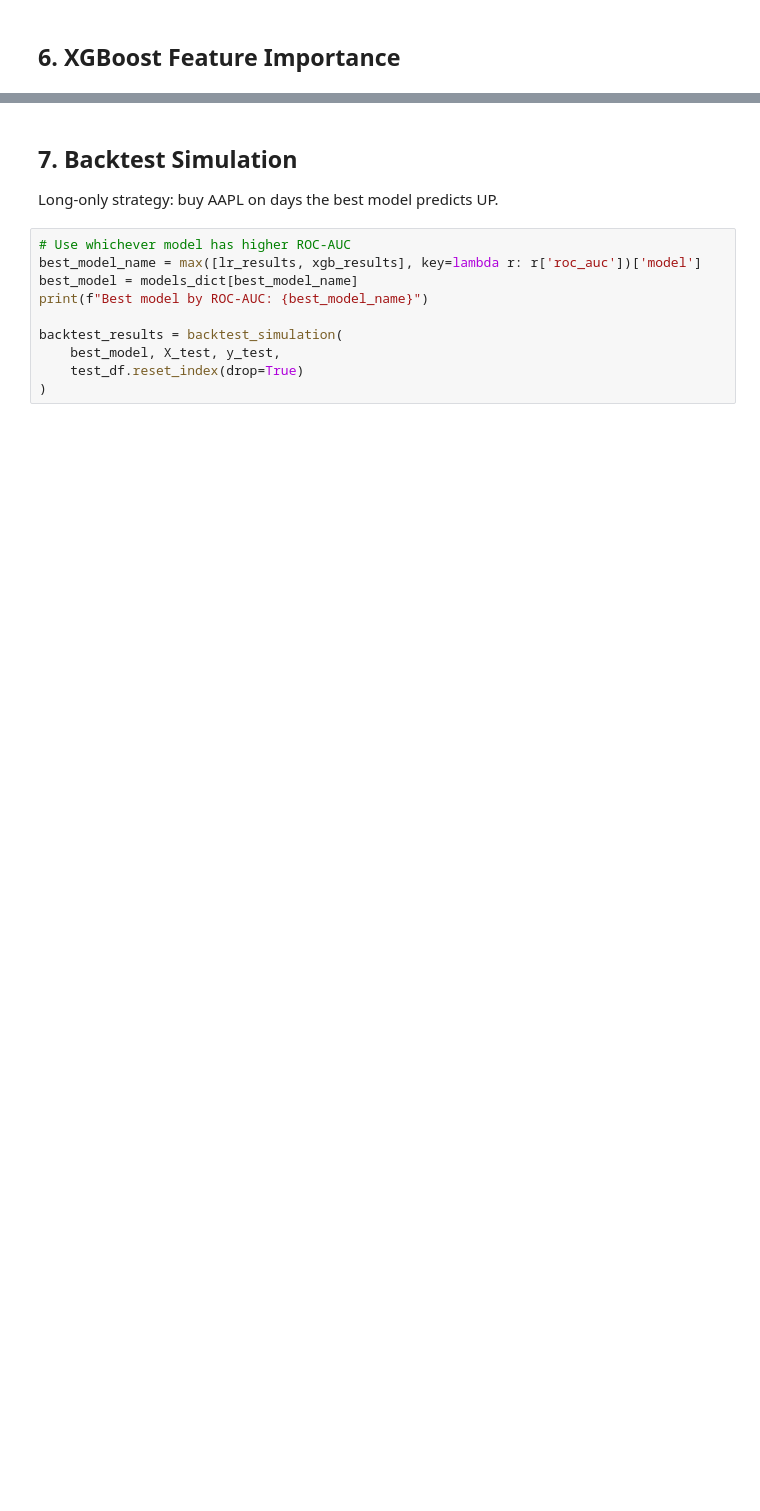
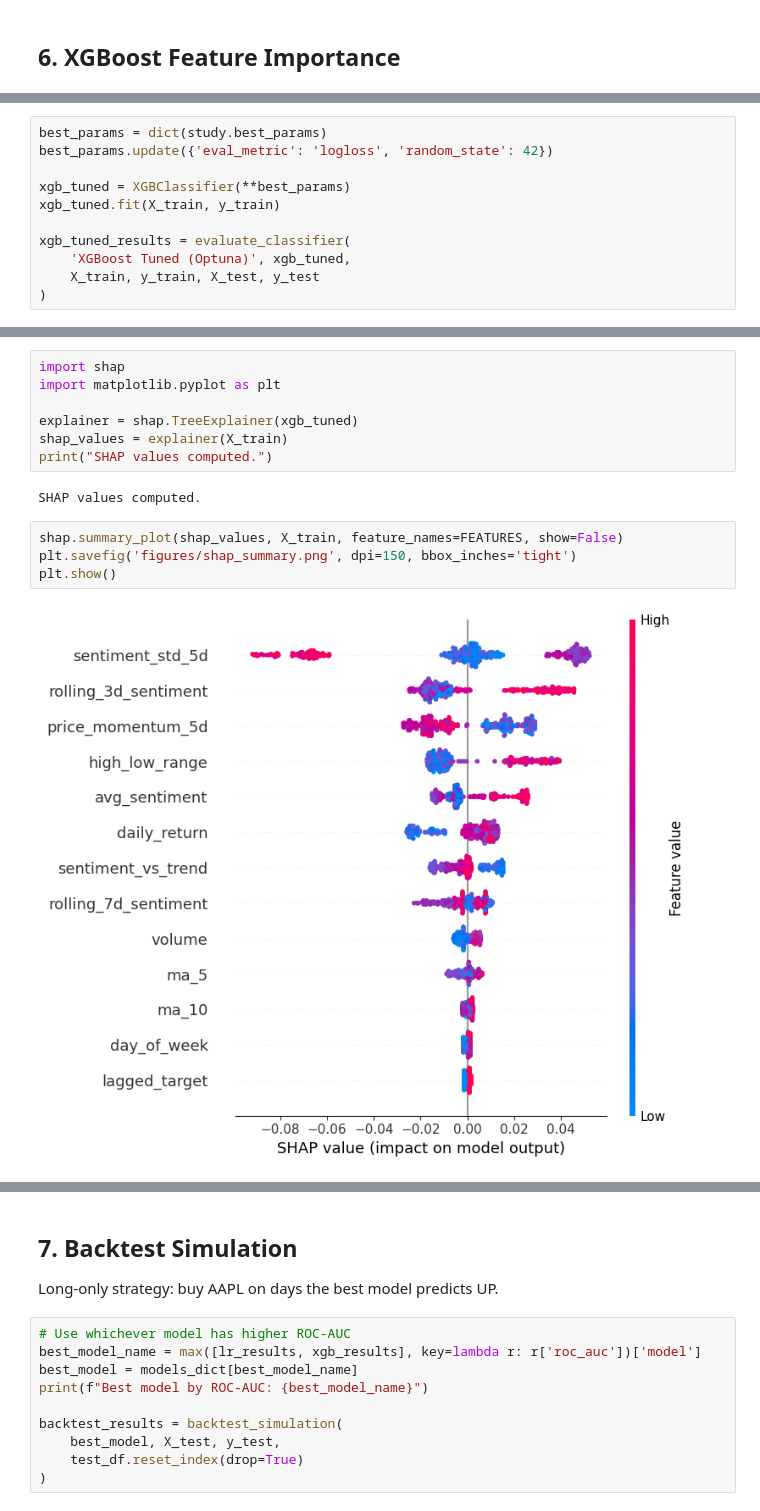
Before and after one commit to pythagoras305/CAP_3764_2026_Spring_Team_3, a Jupyter notebook: notebooks/models.ipynb, the cells around one changed output, grey strips where cells are left out. Drawn from its saved outputs; the diff is of its cells as text; blank space fills up the shorter version.

Commit message:
ML pipeline update
included the following: cross-validation, hyperparameter tuning(optuna), model explainability

```diff
--- a/notebooks/models.ipynb
+++ b/notebooks/models.ipynb
@@ -191,0 +286,11 @@ FileNotFoundError: [Errno 2] No such file or directory: 'notebooks/figures/featu
+# %%
+best_params = dict(study.best_params)
+best_params.update({'eval_metric': 'logloss', 'random_state': 42})
+
+xgb_tuned = XGBClassifier(**best_params)
+xgb_tuned.fit(X_train, y_train)
+
+xgb_tuned_results = evaluate_classifier(
+    'XGBoost Tuned (Optuna)', xgb_tuned,
+    X_train, y_train, X_test, y_test
+)
@@ -191,0 +329,15 @@ FileNotFoundError: [Errno 2] No such file or directory: 'notebooks/figures/featu
+# %%
+import shap
+import matplotlib.pyplot as plt
+
+explainer = shap.TreeExplainer(xgb_tuned)
+shap_values = explainer(X_train)
+print("SHAP values computed.")
+# %% [output]
+SHAP values computed.
+# %%
+shap.summary_plot(shap_values, X_train, feature_names=FEATURES, show=False)
+plt.savefig('figures/shap_summary.png', dpi=150, bbox_inches='tight')
+plt.show()
+# %% [output]
+[figure, added]
```
Also changed, not shown: parts of 24 cells of this notebook, 1 other file.
